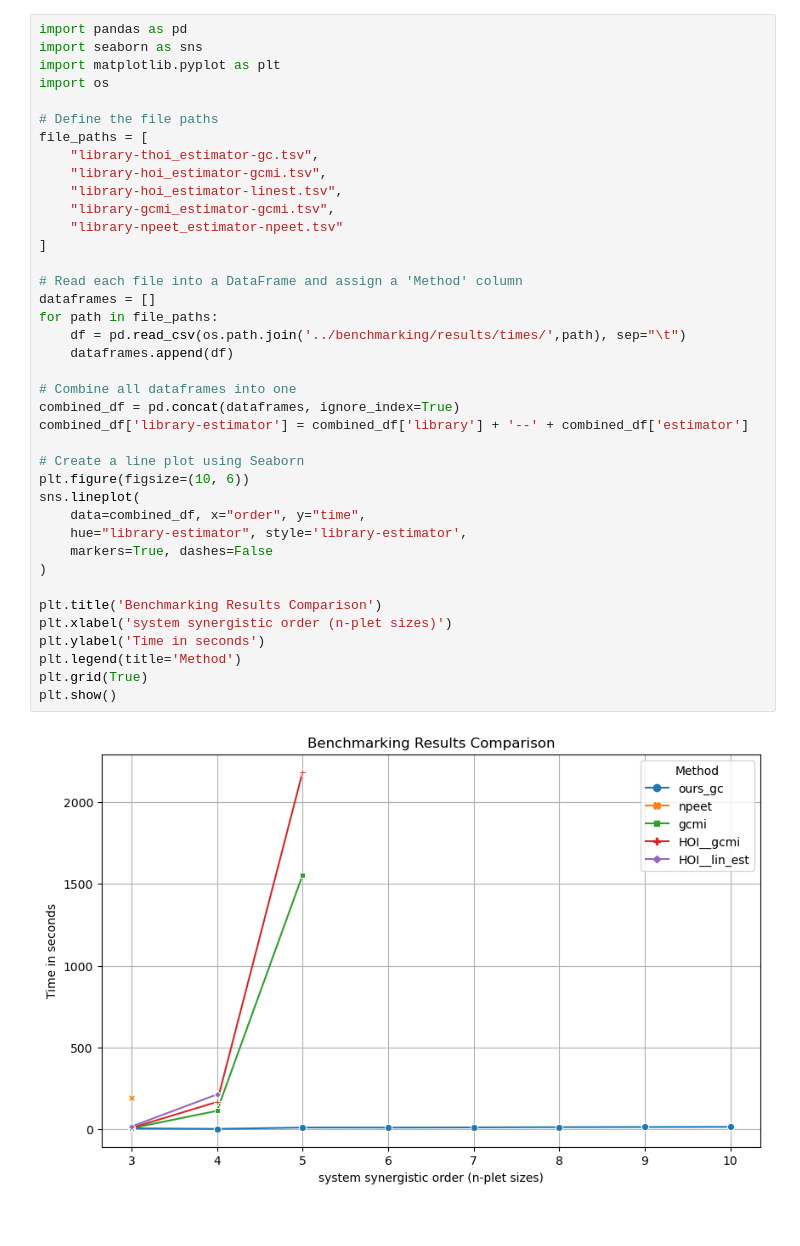
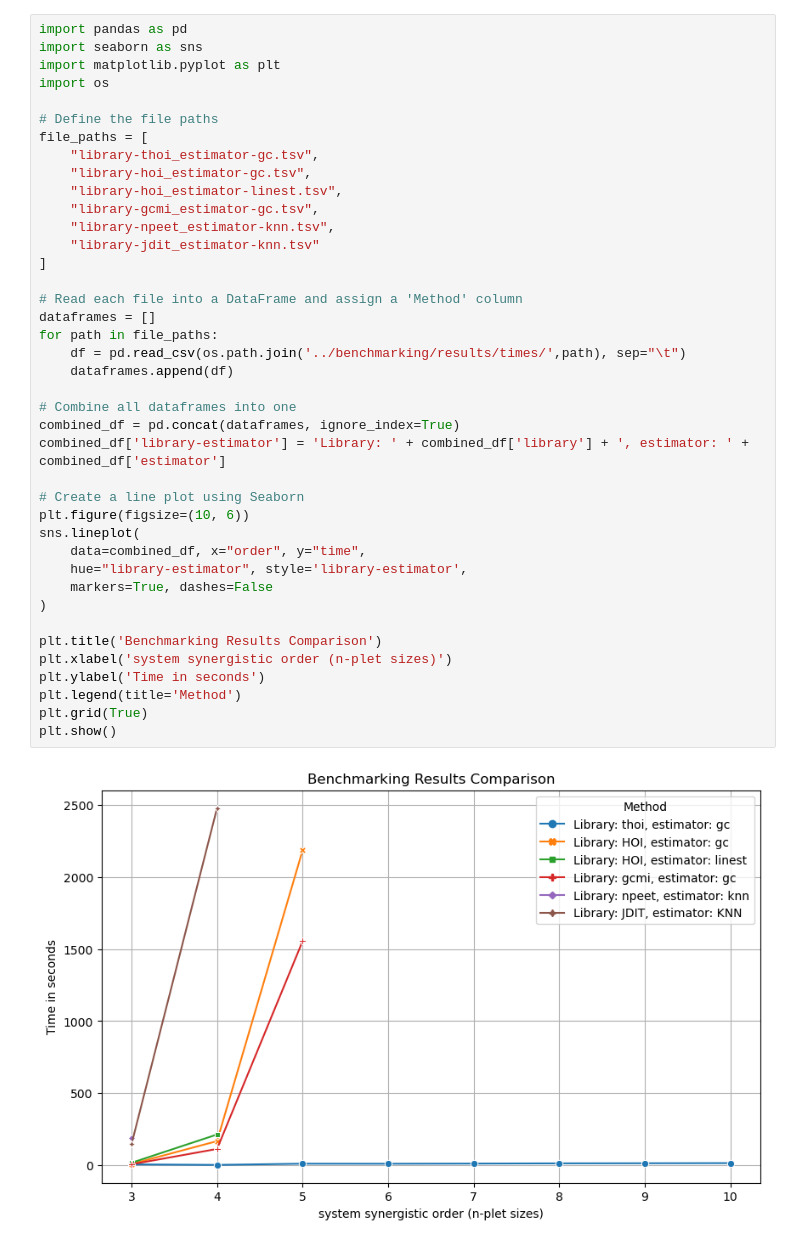
Before and after one commit to Laouen/Oinformation, a Jupyter notebook: analysis/time_benchmarking.ipynb, the cells around one changed output. Saved outputs shown, nothing was run; the diff lists cells and outputs as text.

Commit message:
implemented time run in jdit

```diff
--- a/analysis/time_benchmarking.ipynb
+++ b/analysis/time_benchmarking.ipynb
@@ -7,35 +7,36 @@ import os
 # Define the file paths
 file_paths = [
     "library-thoi_estimator-gc.tsv",
-    "library-hoi_estimator-gcmi.tsv",
+    "library-hoi_estimator-gc.tsv",
     "library-hoi_estimator-linest.tsv",
-    "library-gcmi_estimator-gcmi.tsv",
-    "library-npeet_estimator-npeet.tsv"
+    "library-gcmi_estimator-gc.tsv",
+    "library-npeet_estimator-knn.tsv",
+    "library-jdit_estimator-knn.tsv"
 ]
 
 # Read each file into a DataFrame and assign a 'Method' column
 dataframes = []
 for path in file_paths:
     df = pd.read_csv(os.path.join('../benchmarking/results/times/',path), sep="\t")
     dataframes.append(df)
 
 # Combine all dataframes into one
 combined_df = pd.concat(dataframes, ignore_index=True)
-combined_df['library-estimator'] = combined_df['library'] + '--' + combined_df['estimator']
+combined_df['library-estimator'] = 'Library: ' + combined_df['library'] + ', estimator: ' + combined_df['estimator']
 
 # Create a line plot using Seaborn
 plt.figure(figsize=(10, 6))
 sns.lineplot(
     data=combined_df, x="order", y="time",
     hue="library-estimator", style='library-estimator',
     markers=True, dashes=False
 )
 
 plt.title('Benchmarking Results Comparison')
 plt.xlabel('system synergistic order (n-plet sizes)')
 plt.ylabel('Time in seconds')
 plt.legend(title='Method')
 plt.grid(True)
 plt.show()
 # %% [output]
-[figure, old version]
+[figure, new version]
```
Also changed, not shown: 26 other files.
